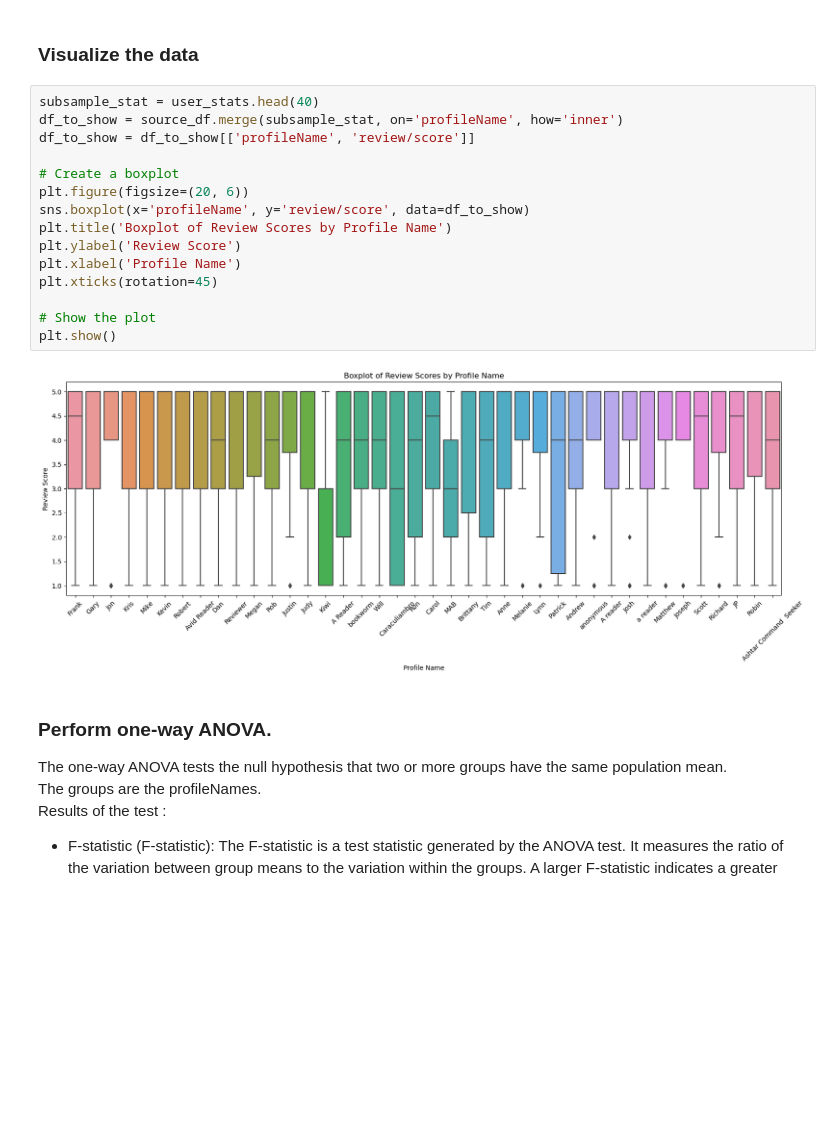
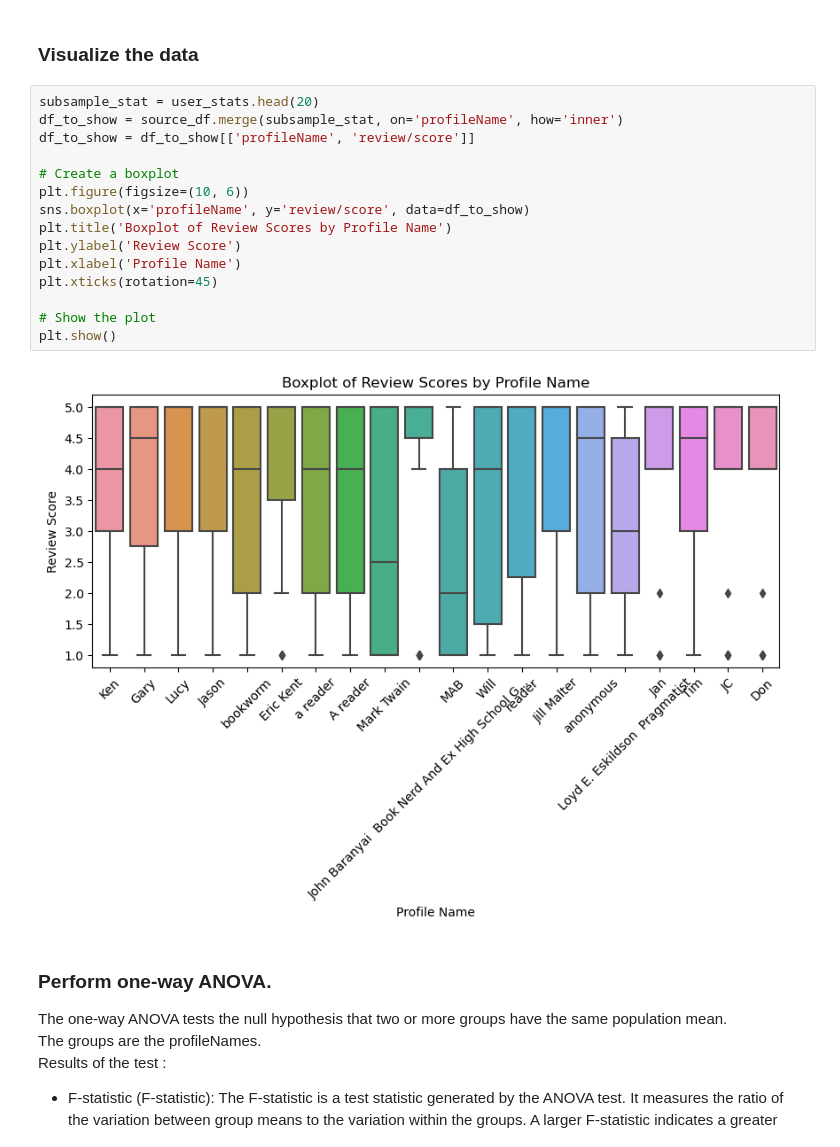
Before and after one commit to AndreaAlberti07/Amazon-books-reviews-ML, a Jupyter notebook: notebooks/hypotesis_testing/hypothesis_4.ipynb, the cells around one changed output. Drawn from its saved outputs; the diff is of its cells as text; blank space fills up the shorter version.

```diff
--- a/notebooks/hypotesis_testing/hypothesis_4.ipynb
+++ b/notebooks/hypotesis_testing/hypothesis_4.ipynb
@@ -89,22 +89,22 @@ user_stats
 # %% [markdown]
 ### Visualize the data
 # %%
-subsample_stat = user_stats.head(40)
+subsample_stat = user_stats.head(20)
 df_to_show = source_df.merge(subsample_stat, on='profileName', how='inner')
 df_to_show = df_to_show[['profileName', 'review/score']]
 
 # Create a boxplot
-plt.figure(figsize=(20, 6))
+plt.figure(figsize=(10, 6))
 sns.boxplot(x='profileName', y='review/score', data=df_to_show)
 plt.title('Boxplot of Review Scores by Profile Name')
 plt.ylabel('Review Score')
 plt.xlabel('Profile Name')
 plt.xticks(rotation=45)
 
 # Show the plot
 plt.show()
 # %% [output]
-[figure, old version]
+[figure, new version]
 # %% [markdown]
 ### Perform one-way ANOVA.
 
```
Also changed, not shown: parts of 3 cells of this notebook, 12 other files.
